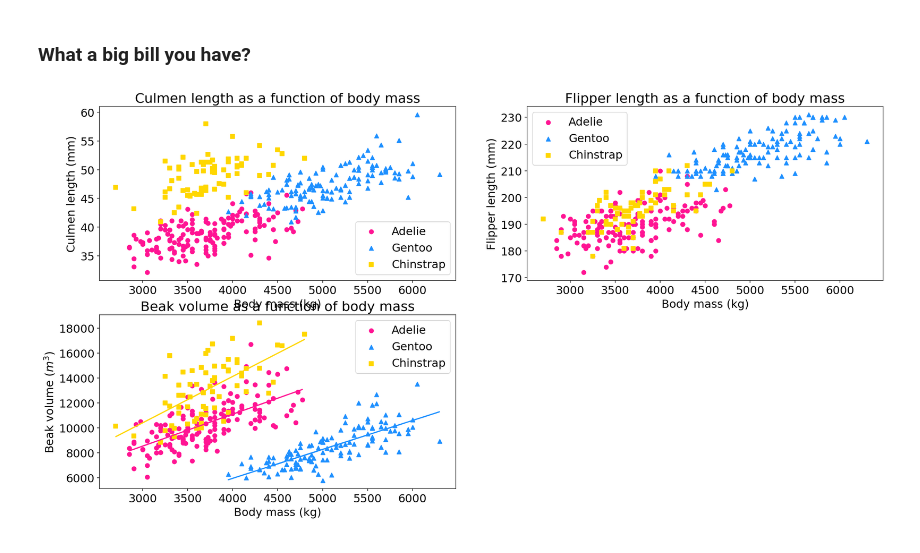
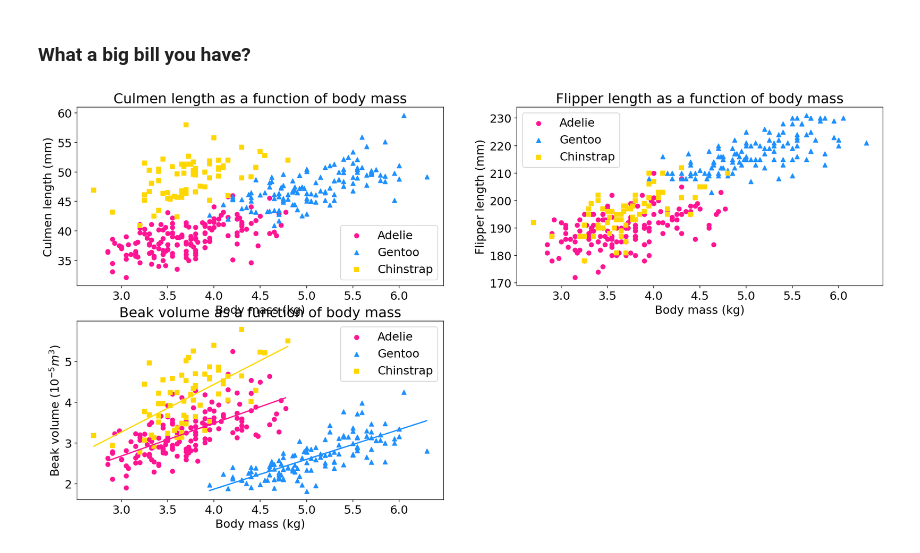
Before and after one commit to amavicpos/other-files, a Jupyter notebook: Scientific computing with Python/C5_notebook.ipynb, the cells around one changed output. Saved outputs shown, nothing was run; the diff lists cells and outputs as text; code cells hidden in the pictures.

```diff
--- a/Scientific computing with Python/C5_notebook.ipynb
+++ b/Scientific computing with Python/C5_notebook.ipynb
@@ -500,24 +500,24 @@ plt.show()
 # %% [markdown]
 ### What a big bill you have?
 # %%
-penguins_df['Beak Volume (m_3)'] = np.array(penguins_df['Culmen Length (mm)'])*np.pi*np.array(penguins_df['Culmen Depth (mm)'])**2/4
+penguins_df['Beak Volume (10^{-5} m^3)'] = np.array(penguins_df['Culmen Length (mm)'])*10**(-3)*(np.pi*np.array(penguins_df['Culmen Depth (mm)'])*10**(-3))**2/4/(10**(-5))
 # %%
 def line(x, slope, intercept):
     return slope*x + intercept
 # %%
-popt, pcov = curve_fit(line, penguins_df['Body Mass (g)'].where(penguins_df['Species']=='Adelie Penguin (Pygoscelis adeliae)').dropna(), penguins_df['Beak Volume (m_3)'].where(penguins_df['Species']=='Adelie Penguin (Pygoscelis adeliae)').dropna())
+popt, pcov = curve_fit(line, penguins_df['Body Mass (g)'].where(penguins_df['Species']=='Adelie Penguin (Pygoscelis adeliae)').dropna()*10**(-3), penguins_df['Beak Volume (10^{-5} m^3)'].where(penguins_df['Species']=='Adelie Penguin (Pygoscelis adeliae)').dropna())
 slope_1 = popt[0]
 interc_1 = popt[1]
 err_slope_1 = np.sqrt(pcov[0][0])
 err_interc_1 = np.sqrt(pcov[1][1])
 
-popt, pcov = curve_fit(line, penguins_df['Body Mass (g)'].where(penguins_df['Species']=='Gentoo penguin (Pygoscelis papua)').dropna(), penguins_df['Beak Volume (m_3)'].where(penguins_df['Species']=='Gentoo penguin (Pygoscelis papua)').dropna())
+popt, pcov = curve_fit(line, penguins_df['Body Mass (g)'].where(penguins_df['Species']=='Gentoo penguin (Pygoscelis papua)').dropna()*10**(-3), penguins_df['Beak Volume (10^{-5} m^3)'].where(penguins_df['Species']=='Gentoo penguin (Pygoscelis papua)').dropna())
 slope_2 = popt[0]
 interc_2 = popt[1]
 err_slope_2 = np.sqrt(pcov[0][0])
 err_interc_2 = np.sqrt(pcov[1][1])
 
-popt, pcov = curve_fit(line, penguins_df['Body Mass (g)'].where(penguins_df['Species']=='Chinstrap penguin (Pygoscelis antarctica)').dropna(), penguins_df['Beak Volume (m_3)'].where(penguins_df['Species']=='Chinstrap penguin (Pygoscelis antarctica)').dropna())
+popt, pcov = curve_fit(line, penguins_df['Body Mass (g)'].where(penguins_df['Species']=='Chinstrap penguin (Pygoscelis antarctica)').dropna()*10**(-3), penguins_df['Beak Volume (10^{-5} m^3)'].where(penguins_df['Species']=='Chinstrap penguin (Pygoscelis antarctica)').dropna())
 slope_3 = popt[0]
 interc_3 = popt[1]
 err_slope_3 = np.sqrt(pcov[0][0])
@@ -525,37 +525,37 @@ err_interc_3 = np.sqrt(pcov[1][1])
 # %%
 fig = plt.figure(figsize=(20,10))
 ax = fig.add_subplot(2,2,1)
-ax.scatter(penguins_df['Body Mass (g)'].where(penguins_df['Species']=='Adelie Penguin (Pygoscelis adeliae)'), penguins_df['Culmen Length (mm)'].where(penguins_df['Species']=='Adelie Penguin (Pygoscelis adeliae)'), label='Adelie', color='DeepPink')
-ax.scatter(penguins_df['Body Mass (g)'].where(penguins_df['Species']=='Gentoo penguin (Pygoscelis papua)'), penguins_df['Culmen Length (mm)'].where(penguins_df['Species']=='Gentoo penguin (Pygoscelis papua)'), label='Gentoo', color='DodgerBlue', marker='^')
-ax.scatter(penguins_df['Body Mass (g)'].where(penguins_df['Species']=='Chinstrap penguin (Pygoscelis antarctica)'), penguins_df['Culmen Length (mm)'].where(penguins_df['Species']=='Chinstrap penguin (Pygoscelis antarctica)'), label='Chinstrap', color='gold', marker='s')
+ax.scatter(penguins_df['Body Mass (g)'].where(penguins_df['Species']=='Adelie Penguin (Pygoscelis adeliae)')*10**(-3), penguins_df['Culmen Length (mm)'].where(penguins_df['Species']=='Adelie Penguin (Pygoscelis adeliae)'), label='Adelie', color='DeepPink')
+ax.scatter(penguins_df['Body Mass (g)'].where(penguins_df['Species']=='Gentoo penguin (Pygoscelis papua)')*10**(-3), penguins_df['Culmen Length (mm)'].where(penguins_df['Species']=='Gentoo penguin (Pygoscelis papua)'), label='Gentoo', color='DodgerBlue', marker='^')
+ax.scatter(penguins_df['Body Mass (g)'].where(penguins_df['Species']=='Chinstrap penguin (Pygoscelis antarctica)')*10**(-3), penguins_df['Culmen Length (mm)'].where(penguins_df['Species']=='Chinstrap penguin (Pygoscelis antarctica)'), label='Chinstrap', color='gold', marker='s')
 ax.set_ylabel('Culmen length (mm)')
 ax.set_xlabel('Body mass (kg)')
 ax.set_title('Culmen length as a function of body mass')
 ax.legend()
 
 ax = fig.add_subplot(2,2,2)
-ax.scatter(penguins_df['Body Mass (g)'].where(penguins_df['Species']=='Adelie Penguin (Pygoscelis adeliae)'), penguins_df['Flipper Length (mm)'].where(penguins_df['Species']=='Adelie Penguin (Pygoscelis adeliae)'), label='Adelie', color='DeepPink')
-ax.scatter(penguins_df['Body Mass (g)'].where(penguins_df['Species']=='Gentoo penguin (Pygoscelis papua)'), penguins_df['Flipper Length (mm)'].where(penguins_df['Species']=='Gentoo penguin (Pygoscelis papua)'), label='Gentoo', color='DodgerBlue', marker='^')
-ax.scatter(penguins_df['Body Mass (g)'].where(penguins_df['Species']=='Chinstrap penguin (Pygoscelis antarctica)'), penguins_df['Flipper Length (mm)'].where(penguins_df['Species']=='Chinstrap penguin (Pygoscelis antarctica)'), label='Chinstrap', color='gold', marker='s')
+ax.scatter(penguins_df['Body Mass (g)'].where(penguins_df['Species']=='Adelie Penguin (Pygoscelis adeliae)')*10**(-3), penguins_df['Flipper Length (mm)'].where(penguins_df['Species']=='Adelie Penguin (Pygoscelis adeliae)'), label='Adelie', color='DeepPink')
+ax.scatter(penguins_df['Body Mass (g)'].where(penguins_df['Species']=='Gentoo penguin (Pygoscelis papua)')*10**(-3), penguins_df['Flipper Length (mm)'].where(penguins_df['Species']=='Gentoo penguin (Pygoscelis papua)'), label='Gentoo', color='DodgerBlue', marker='^')
+ax.scatter(penguins_df['Body Mass (g)'].where(penguins_df['Species']=='Chinstrap penguin (Pygoscelis antarctica)')*10**(-3), penguins_df['Flipper Length (mm)'].where(penguins_df['Species']=='Chinstrap penguin (Pygoscelis antarctica)'), label='Chinstrap', color='gold', marker='s')
 ax.set_ylabel('Flipper length (mm)')
 ax.set_xlabel('Body mass (kg)')
 ax.set_title('Flipper length as a function of body mass')
 ax.legend()
 
 ax = fig.add_subplot(2,2,3)
-ax.scatter(penguins_df['Body Mass (g)'].where(penguins_df['Species']=='Adelie Penguin (Pygoscelis adeliae)'), penguins_df['Beak Volume (m_3)'].where(penguins_df['Species']=='Adelie Penguin (Pygoscelis adeliae)'), label='Adelie', color='DeepPink')
-ax.scatter(penguins_df['Body Mass (g)'].where(penguins_df['Species']=='Gentoo penguin (Pygoscelis papua)'), penguins_df['Beak Volume (m_3)'].where(penguins_df['Species']=='Gentoo penguin (Pygoscelis papua)'), label='Gentoo', color='DodgerBlue', marker='^')
-ax.scatter(penguins_df['Body Mass (g)'].where(penguins_df['Species']=='Chinstrap penguin (Pygoscelis antarctica)'), penguins_df['Beak Volume (m_3)'].where(penguins_df['Species']=='Chinstrap penguin (Pygoscelis antarctica)'), label='Chinstrap', color='gold', marker='s')
-ax.plot(penguins_df['Body Mass (g)'].where(penguins_df['Species']=='Adelie Penguin (Pygoscelis adeliae)'), \
-    slope_1*penguins_df['Body Mass (g)'].where(penguins_df['Species']=='Adelie Penguin (Pygoscelis adeliae)')+interc_1, color='DeepPink')
-ax.plot(penguins_df['Body Mass (g)'].where(penguins_df['Species']=='Gentoo penguin (Pygoscelis papua)'), \
-    slope_2*penguins_df['Body Mass (g)'].where(penguins_df['Species']=='Gentoo penguin (Pygoscelis papua)')+interc_2, color='DodgerBlue')
-ax.plot(penguins_df['Body Mass (g)'].where(penguins_df['Species']=='Chinstrap penguin (Pygoscelis antarctica)'), \
-    slope_3*penguins_df['Body Mass (g)'].where(penguins_df['Species']=='Chinstrap penguin (Pygoscelis antarctica)')+interc_3, color='gold')
-ax.set_ylabel('Beak volume ($m^3$)')
+ax.scatter(penguins_df['Body Mass (g)'].where(penguins_df['Species']=='Adelie Penguin (Pygoscelis adeliae)')*10**(-3), penguins_df['Beak Volume (10^{-5} m^3)'].where(penguins_df['Species']=='Adelie Penguin (Pygoscelis adeliae)'), label='Adelie', color='DeepPink')
+ax.scatter(penguins_df['Body Mass (g)'].where(penguins_df['Species']=='Gentoo penguin (Pygoscelis papua)')*10**(-3), penguins_df['Beak Volume (10^{-5} m^3)'].where(penguins_df['Species']=='Gentoo penguin (Pygoscelis papua)'), label='Gentoo', color='DodgerBlue', marker='^')
+ax.scatter(penguins_df['Body Mass (g)'].where(penguins_df['Species']=='Chinstrap penguin (Pygoscelis antarctica)')*10**(-3), penguins_df['Beak Volume (10^{-5} m^3)'].where(penguins_df['Species']=='Chinstrap penguin (Pygoscelis antarctica)'), label='Chinstrap', color='gold', marker='s')
+ax.plot(penguins_df['Body Mass (g)'].where(penguins_df['Species']=='Adelie Penguin (Pygoscelis adeliae)')*10**(-3), \
+    slope_1*penguins_df['Body Mass (g)'].where(penguins_df['Species']=='Adelie Penguin (Pygoscelis adeliae)')*10**(-3)+interc_1, color='DeepPink')
+ax.plot(penguins_df['Body Mass (g)'].where(penguins_df['Species']=='Gentoo penguin (Pygoscelis papua)')*10**(-3), \
+    slope_2*penguins_df['Body Mass (g)'].where(penguins_df['Species']=='Gentoo penguin (Pygoscelis papua)')*10**(-3)+interc_2, color='DodgerBlue')
+ax.plot(penguins_df['Body Mass (g)'].where(penguins_df['Species']=='Chinstrap penguin (Pygoscelis antarctica)')*10**(-3), \
+    slope_3*penguins_df['Body Mass (g)'].where(penguins_df['Species']=='Chinstrap penguin (Pygoscelis antarctica)')*10**(-3)+interc_3, color='gold')
+ax.set_ylabel('Beak volume ($10^{-5} m^3$)')
 ax.set_xlabel('Body mass (kg)')
 ax.set_title('Beak volume as a function of body mass')
 ax.legend()
 plt.show()
 # %% [output]
-[figure, old version]
+[figure, new version]
```
